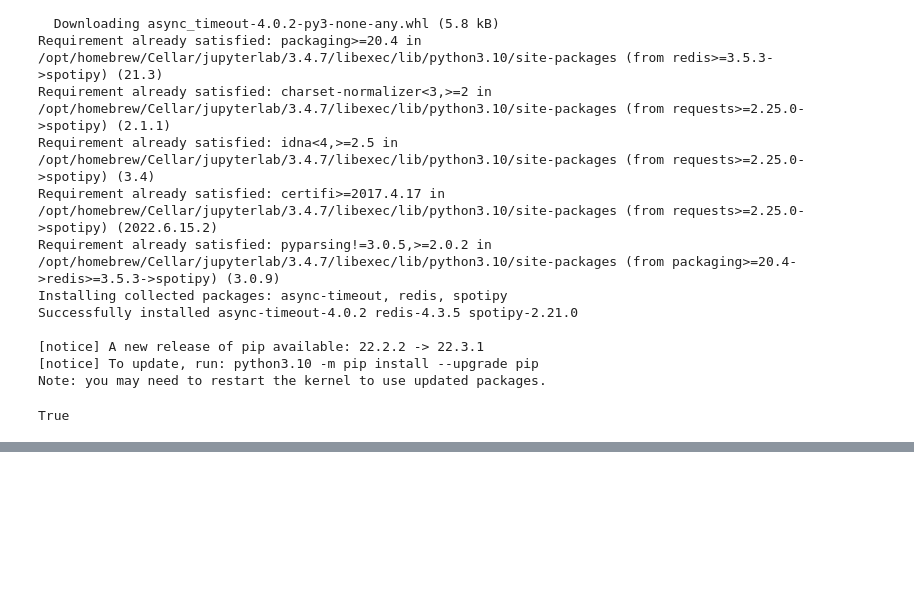
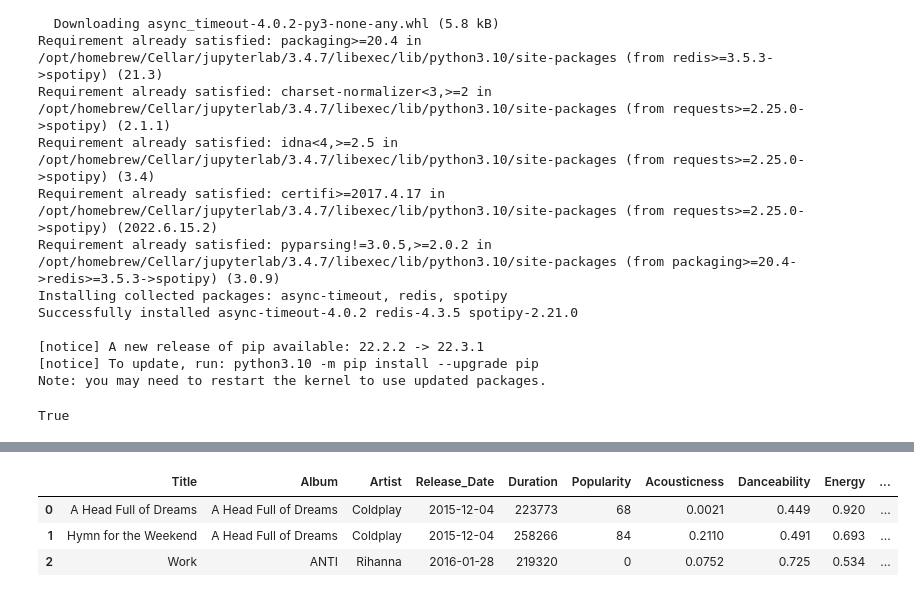
Before and after one commit to Clarkson-Applied-Data-Science/SpotifyFinalProject, a Jupyter notebook: Spotify.ipynb, the cells around one changed output, grey strips where cells are left out. Drawn from its saved outputs; the diff is of its cells as text; code cells hidden in the pictures; blank space fills up the shorter version.

```diff
--- a/Spotify.ipynb
+++ b/Spotify.ipynb
@@ -104,12 +99,9 @@ def get_track_data(track_id):
-# %%
-# looping over track ids
-
-tracks = []
-for i in range(len(track_ids)):
-    time.sleep(.5)
-    track = get_track_data(track_ids[i])
-    tracks.append(track)
 # %%
-#saving in JSON file
-with open('spotify.json','w') as outfile:
-    json.dump(tracks,outfile, indent=4)
+p2015 = get_track_id("spotify","7eBMr6C6GgyUdphppfsHGG")
+p2016 = get_track_id("spotify","5s30jHYXIa8pqpZ5llc8UW")
+p2017 = get_track_id("spotify","0y3DRV98utNLVxPkFUHr60")
+p2018 = get_track_id("spotify","4oICEU7lJwh5B1bi11Fl81")
+p2019 = get_track_id("spotify","0A6Mf0tkJTZyvoMBq29dzP")
+p2020 = get_track_id("spotify","1LNWFkUgYkCcqhjl1zArEJ")
+p2021 = get_track_id("spotify","2my6pETpT9mbvgUmbbE123")
+p2022 = get_track_id("spotify","08hpQsg5CMFiO8zngrxBwm")
@@ -115,0 +160,15 @@ with open('spotify.json','w') as outfile:
+# %%
+track_list_2016 = []
+for i in range(len(p2016)):
+    time.sleep(.3)
+    track_data6 = get_features(p2016[i])
+    track_list_2016.append(track_data6)
+
+playlist_2016 = pd.DataFrame(track_list_2016, columns = ['Title', 'Album', 'Artist', 'Release_Date', 'Duration', 'Popularity', 'Acousticness',
+                  'Danceability', 'Energy', 'Instrumentalness', 'Liveness', 'Loudness', 'Speechiness','Tempo', 'Time_Signature'])
+playlist_2016.head(3)
+# %% [output]
+|  | Title | Album | Artist | Release_Date | Duration | Popularity | Acousticness | Danceability | Energy | ... |
+| 0 | A Head Full of Dreams | A Head Full of Dreams | Coldplay | 2015-12-04 | 223773 | 68 | 0.0021 | 0.449 | 0.920 | ... |
+| 1 | Hymn for the Weekend | A Head Full of Dreams | Coldplay | 2015-12-04 | 258266 | 84 | 0.2110 | 0.491 | 0.693 | ... |
+| 2 | Work | ANTI | Rihanna | 2016-01-28 | 219320 | 0 | 0.0752 | 0.725 | 0.534 | ... |
```
Also changed, not shown: parts of 18 cells of this notebook, 4 other files.
